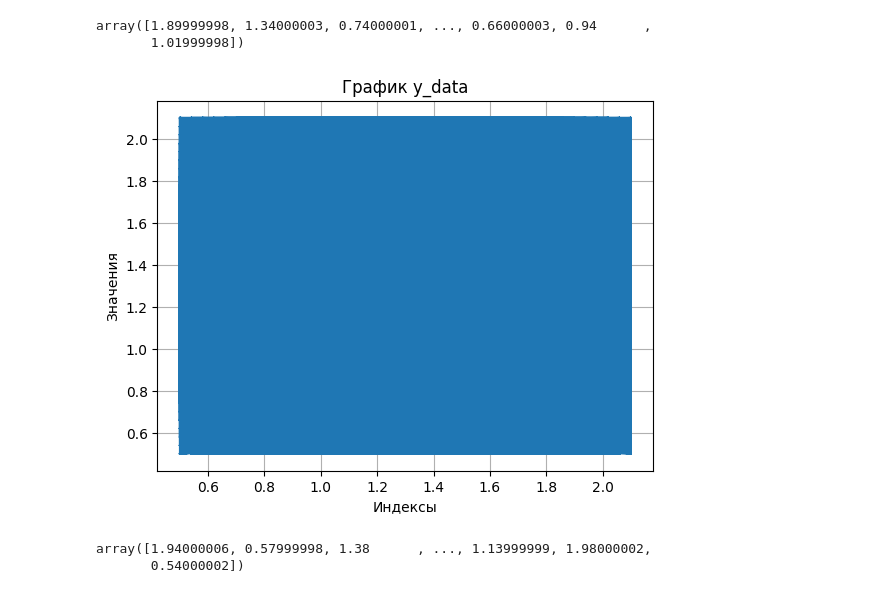
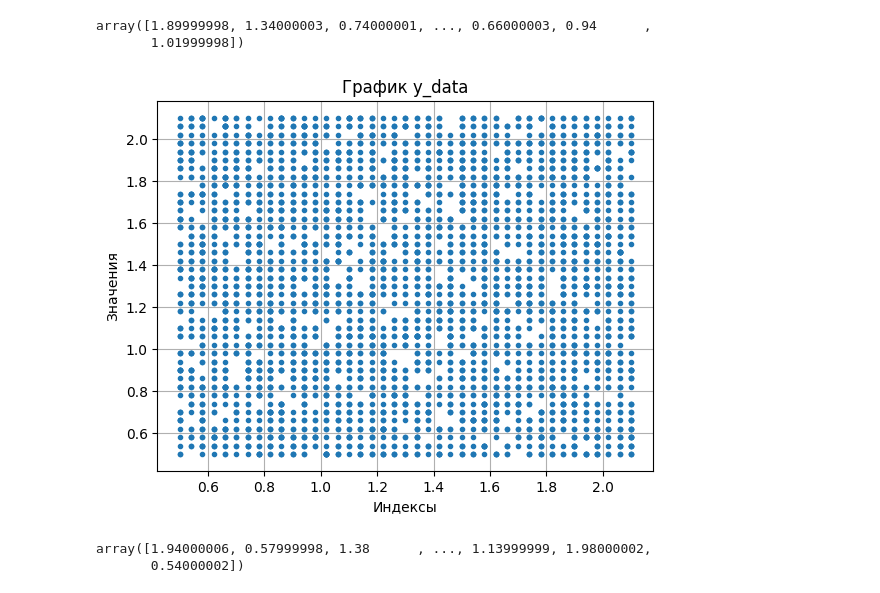
Before and after one commit to ka-50bs/InvBloodSolver, a Jupyter notebook: scripts/data_analysis.ipynb, the cells around one changed output. Saved outputs shown, nothing was run; the diff lists cells and outputs as text; code cells hidden in the pictures.

```diff
--- a/scripts/data_analysis.ipynb
+++ b/scripts/data_analysis.ipynb
@@ -255,14 +250,14 @@ y_test_array.T[0]
 array([1.89999998, 1.34000003, 0.74000001, ..., 0.66000003, 0.94      ,
        1.01999998])
 # %%
-plt.plot(y_test_array.T[0], y_pred.T[0])
+plt.plot(y_test_array.T[0], y_pred.T[0], '.')
 plt.xlabel('Индексы')
 plt.ylabel('Значения')
 plt.title('График y_data')
 plt.grid(True)
 plt.show()
 # %% [output]
-[figure, old version]
+[figure, new version]
 # %%
 y_pred.T[0]
 # %% [output]
```
Also changed, not shown: parts of 14 cells of this notebook, 14 other files.
